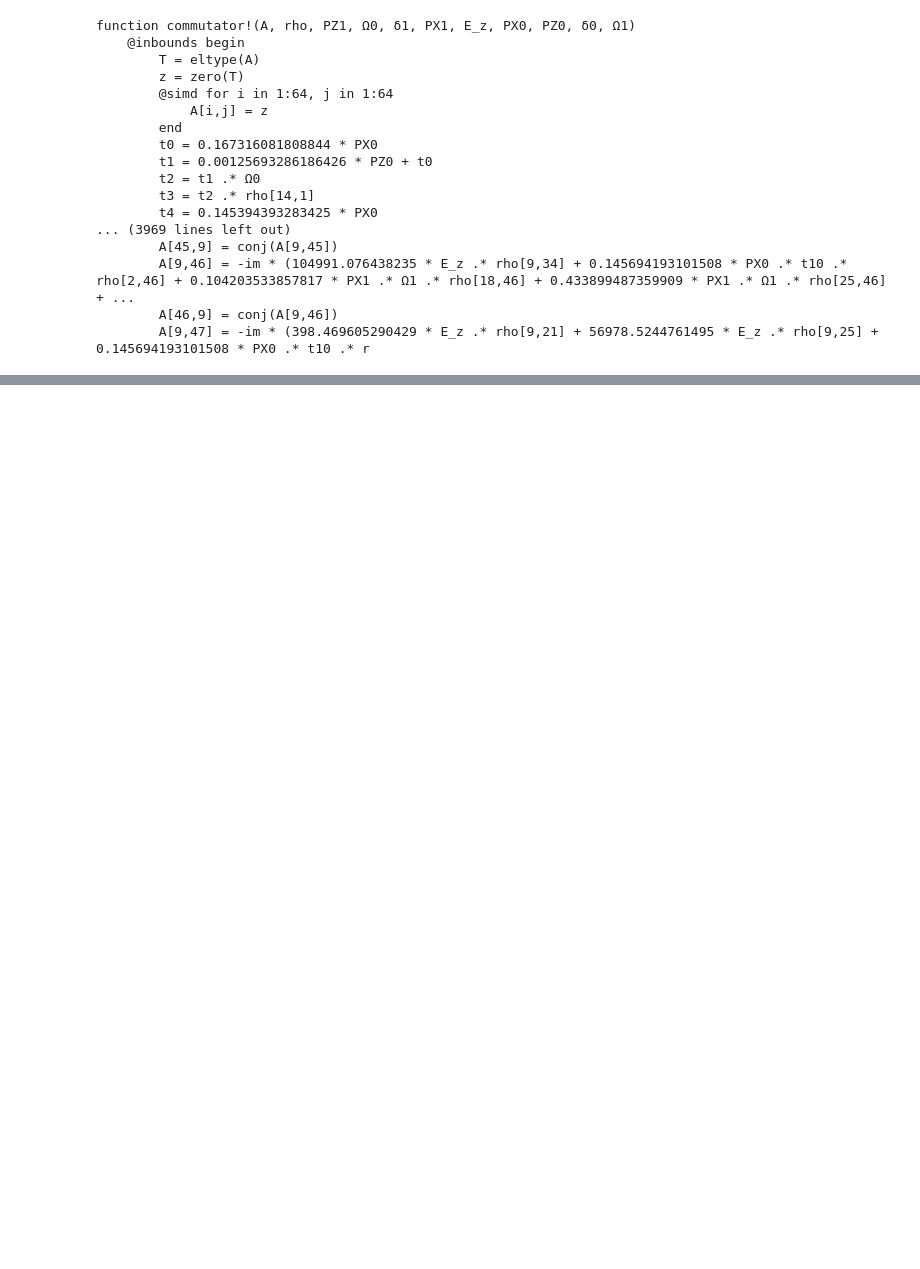
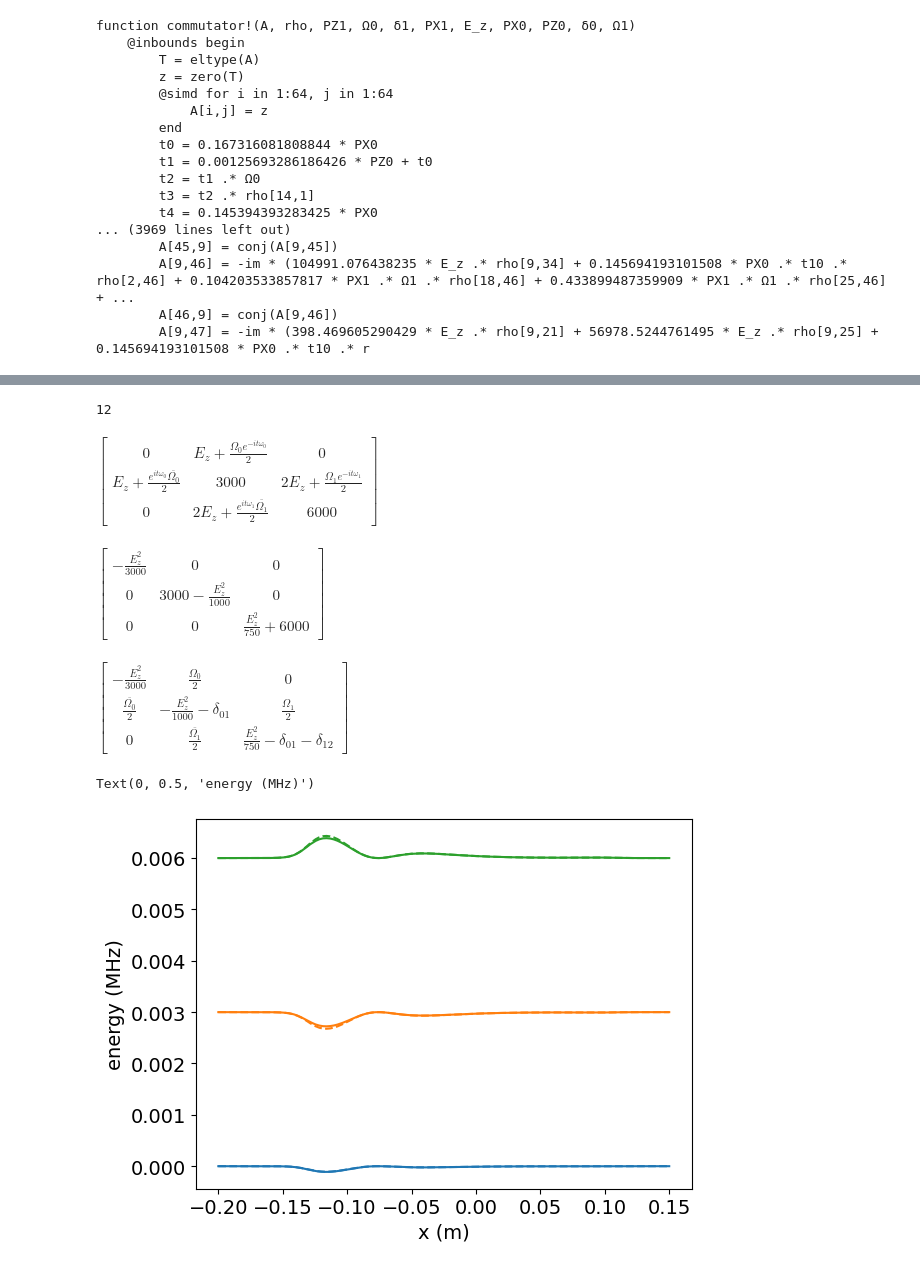
Before and after one commit to ograsdijk/CeNTREX-TlF, a Jupyter notebook: examples/spa paper/generate_hamiltonian.ipynb, the cells around one changed output, grey strips where cells are left out. Saved outputs shown, nothing was run; the diff lists cells and outputs as text; code cells hidden in the pictures; blank space fills up the shorter version.

```diff
--- a/examples/spa paper/generate_hamiltonian.ipynb
+++ b/examples/spa paper/generate_hamiltonian.ipynb
@@ -7,5 +9,5 @@ from centrex_tlf import states, couplings, transitions, hamiltonian, lindblad
 # %%
-Ez = smp.symbols("E_z")
+Ez = smp.symbols("E_z", real=True)
 # %%
 X_states_uncoupled = states.generate_uncoupled_states_ground(Js=[0, 1, 2, 3])
 # %%
@@ -638,0 +704,33 @@ $\displaystyle - i \left(0.236621784902547 PX_{0} Ω_{0} {\rho}_{4,1} - 0.250515
+# %%
+from centrex_tlf import utils
+
+utils.population.J_levels(1)
+# %% [output]
+12
+# %%
+Δ = 3000
+Ω0, Ω1 = smp.symbols("Ω_0 Ω_1", complex=True)
+ω0, ω1 = smp.symbols("ω_0 ω_1", real=True)
+t = smp.symbols("t", real=True)
+drive0 = Ω0 * (smp.exp(-smp.I * ω0 * t)) / 2
+drive1 = Ω1 * (smp.exp(-smp.I * ω1 * t)) / 2
+coupling0 = smp.Matrix([[0, drive0, 0], [smp.conjugate(drive0), 0, 0], [0, 0, 0]])
+coupling1 = smp.Matrix([[0, 0, 0], [0, 0, drive1], [0, smp.conjugate(drive1), 0]])
+ham_test_static = smp.Matrix([[0, 0, 0], [0, Δ, 0], [0, 0, 2 * Δ]])
+ham_test_Hstark = smp.Matrix([[0, 1 * Ez, 0], [1 * Ez, 0, 2 * Ez], [0, 2 * Ez, 0]])
+
+ham_test = ham_test_static + ham_test_Hstark + coupling0 + coupling1
+ham_test
+# %% [output]
+$\displaystyle \left[\begin{matrix}0 & E_{z} + \frac{Ω_{0} e^{- i t ω_{0}}}{2} & 0\\E_{z} + \frac{e^{i t ω_{0}} \overline{Ω_{0}}}{2} & 3000 & 2 E_{z} + \frac{Ω_{1} e^{- i t ω_{1}}}{2}\\0 & 2 E_{z} + \frac{e^{i t ω_{1}} \overline{Ω_{1}}}{2} & 6000\end{matrix}\right]$
+# %%
+ham_test_perturb = ham_test_static + smp.Matrix(
+    [
+        [-(Ez**2) / Δ, 0, 0],
+        [0, Ez**2 / Δ - 4 * Ez**2 / Δ, 0],
+        [0, 0, +4 * Ez**2 / Δ],
+    ]
+)
+ham_test_perturb
+# %% [output]
+$\displaystyle \left[\begin{matrix}- \frac{E_{z}^{2}}{3000} & 0 & 0\\0 & 3000 - \frac{E_{z}^{2}}{1000} & 0\\0 & 0 & \frac{E_{z}^{2}}{750} + 6000\end{matrix}\right]$
@@ -638,0 +824,40 @@ $\displaystyle - i \left(0.236621784902547 PX_{0} Ω_{0} {\rho}_{4,1} - 0.250515
+# %%
+res[1]
+# %% [output]
+$\displaystyle \left[\begin{matrix}- \frac{E_{z}^{2}}{3000} & \frac{Ω_{0}}{2} & 0\\\frac{\overline{Ω_{0}}}{2} & - \frac{E_{z}^{2}}{1000} - \delta_{01} & \frac{Ω_{1}}{2}\\0 & \frac{\overline{Ω_{1}}}{2} & \frac{E_{z}^{2}}{750} - \delta_{01} - \delta_{12}\end{matrix}\right]$
+# %%
+x = np.linspace(-0.2, 0.15, 251)
+eigenvalues = []
+for Ez_val in tqdm.tqdm(electric_field(x)):
+    _h = ham_test.subs(Ez, Ez_val)
+    for fs in _h.free_symbols:
+        _h = _h.subs(fs, 0)
+    vals, vecs = np.linalg.eigh(smp.matrix2numpy(_h, dtype=np.complex128))
+    eigenvalues.append(vals)
+eigenvalues = np.array(eigenvalues)
+# %%
+x = np.linspace(-0.2, 0.15, 251)
+eigenvalues_other = []
+for Ez_val in tqdm.tqdm(electric_field(x)):
+    _h = ham_test_perturb.subs(Ez, Ez_val)
+    vals, vecs = np.linalg.eigh(smp.matrix2numpy(_h, dtype=np.complex128))
+    eigenvalues_other.append(vals)
+eigenvalues_other = np.array(eigenvalues_other)
+# %%
+fig, ax = plt.subplots()
+for idv in range(0, 3):
+    (line,) = ax.plot(x, (eigenvalues[:, idv] - eigenvalues[0, 0]) / 1e6)
+    ax.plot(
+        x,
+        (eigenvalues_other[:, idv] - eigenvalues_other[0, 0]) / 1e6,
+        color=line.get_color(),
+        ls="--",
+    )
+# ax1 = ax.twinx()
+# ax1.plot(x, electric_field(x), color="k", linestyle="--")
+# ax1.set_ylabel("Electric field (V/m)")
+ax.set_xlabel("x (m)")
+ax.set_ylabel("energy (MHz)")
+# %% [output]
+Text(0, 0.5, 'energy (MHz)')
+[figure, added]
```
Also changed, not shown: parts of 17 cells of this notebook.
